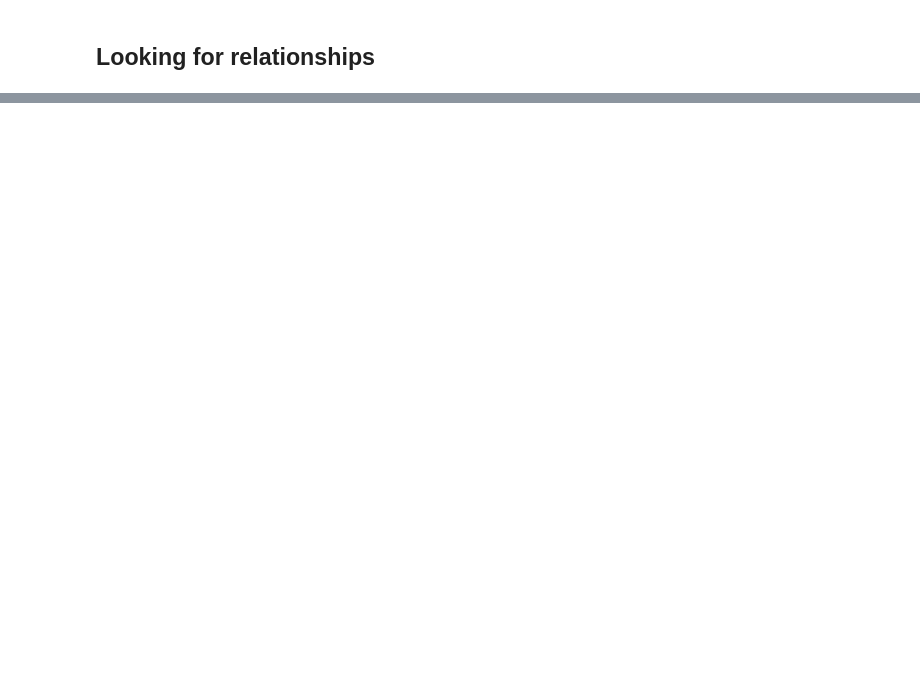
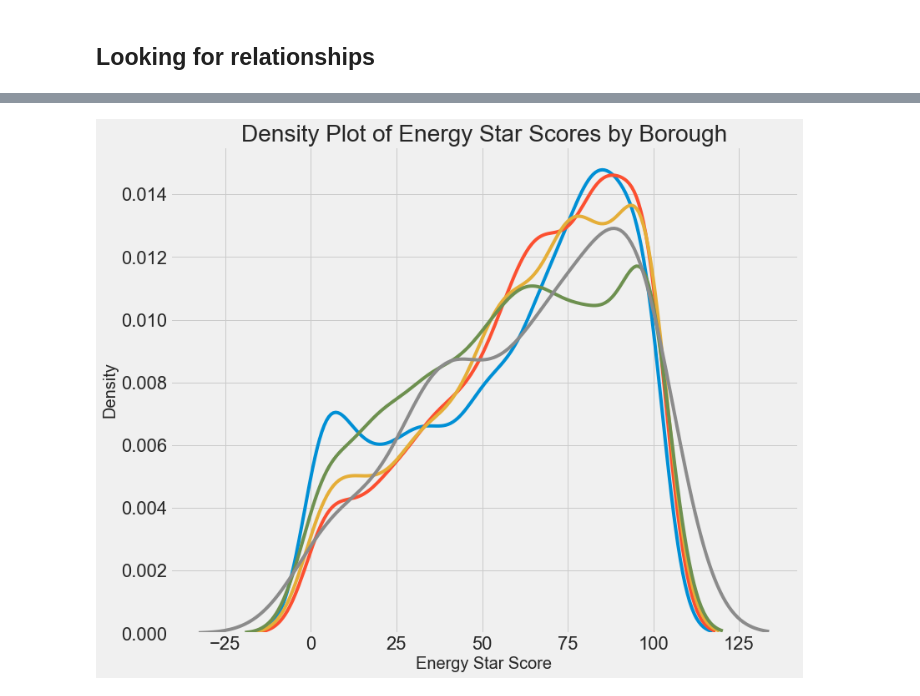
Before and after one commit to RahatGithub/EnergyStarUnitPredictor, a Jupyter notebook: NYC_ESU_2017.ipynb, the cells around one changed output, grey strips where cells are left out. Drawn from its saved outputs; the diff is of its cells as text; code cells hidden in the pictures; blank space fills up the shorter version.

```diff
--- a/NYC_ESU_2017.ipynb
+++ b/NYC_ESU_2017.ipynb
@@ -266,2 +266,27 @@ plt.title('Site EUI Distribution');
 # %% [markdown]
 ## Looking for relationships
+# %%
+# Only keeping the entries where the value of 'score' is present
+types = data.dropna(subset=['score'])
+
+# Number of entries for each category of 'Largest Property Use Type'
+types = types['Largest Property Use Type'].value_counts()
+
+# Making a list of the categories of 'Largest Property Use Type' which have a counting of 100+
+types = list(types[types.values > 100].index)
+# %%
+# Distribution of scores based on building category
+
+plt.rcParams['figure.figsize'] = [12,10]
+
+for building_type in types:
+    subset = data[data['Largest Property Use Type'] == building_type]
+
+    sns.kdeplot(subset['score'].dropna(),
+               label = building_type,
+               shade = False,
+               alpha = 0.8);
+
+plt.xlabel('Energy Star Score', size = 20);
+plt.ylabel('Density', size = 20);
+plt.title('Density Plot of Energy Star Scores by Building Type', size = 28);
@@ -267,0 +295,19 @@ plt.title('Site EUI Distribution');
+# %%
+boroughs = data.dropna(subset=['score'])
+
+boroughs = boroughs['Borough'].value_counts()
+
+boroughs = list(boroughs[boroughs.values > 100].index)
+# %%
+# Distribution of scores based on building category
+
+for borough in boroughs:
+    subset = data[data['Borough'] == borough]
+
+    sns.kdeplot(subset['score'].dropna(), label = borough);
+
+plt.xlabel('Energy Star Score', size = 20);
+plt.ylabel('Density', size = 20);
+plt.title('Density Plot of Energy Star Scores by Borough', size = 28);
+# %% [output]
+[figure, added]
```
Also changed, not shown: parts of 6 cells of this notebook.
